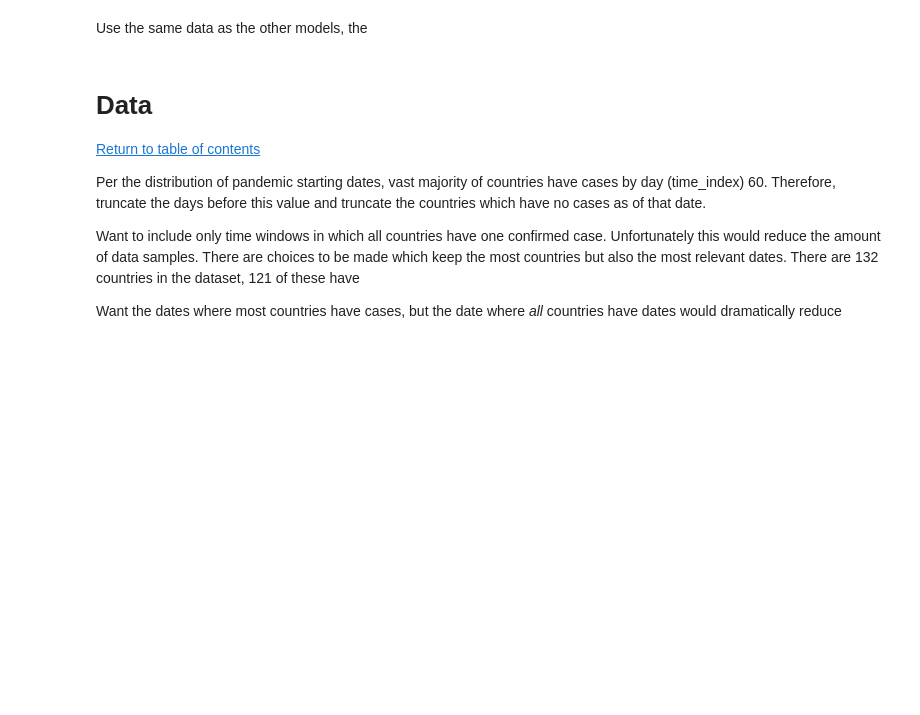
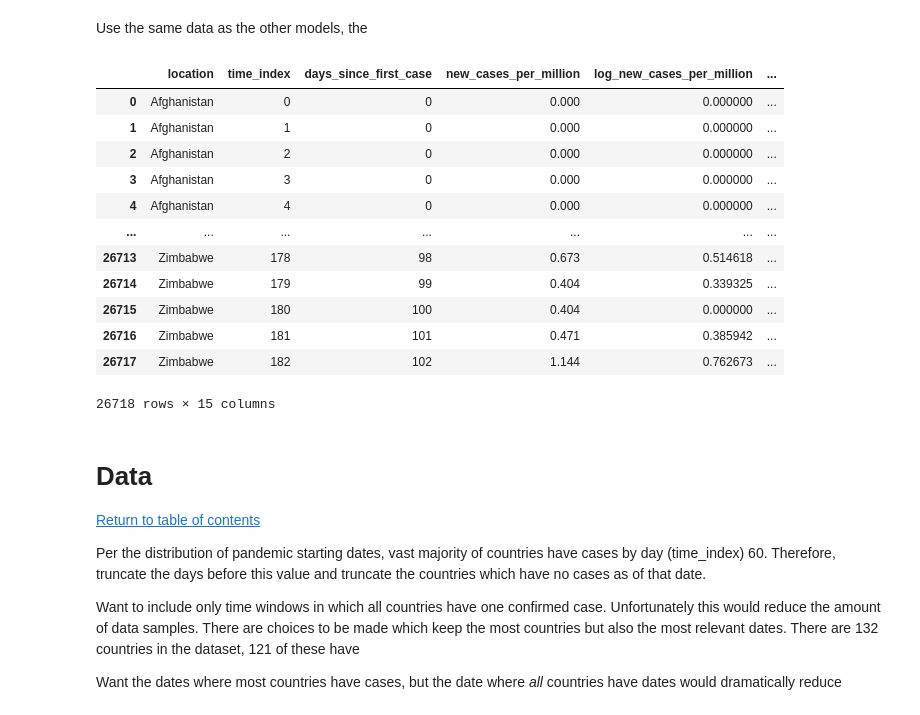
Before and after one commit to mgudorf/datsci, a Jupyter notebook: capstone2/COVID19_NN.ipynb, the cells around one changed output. Drawn from its saved outputs; the diff is of its cells as text; code cells hidden in the pictures; blank space fills up the shorter version.

```diff
--- a/capstone2/COVID19_NN.ipynb
+++ b/capstone2/COVID19_NN.ipynb
@@ -343,6 +343,22 @@ data = data.drop(columns=column_search(data,'deaths'))
 data = data.drop(columns=column_search(data,'recovered'))
 # data = data.drop(columns=column_search(data,'log'))
 data = data.drop(columns=column_search(data,'std'))
+# %%
+data
+# %% [output]
+|  | location | time_index | days_since_first_case | new_cases_per_million | log_new_cases_per_million | ... |
+| 0 | Afghanistan | 0 | 0 | 0.000 | 0.000000 | ... |
+| 1 | Afghanistan | 1 | 0 | 0.000 | 0.000000 | ... |
+| 2 | Afghanistan | 2 | 0 | 0.000 | 0.000000 | ... |
+| 3 | Afghanistan | 3 | 0 | 0.000 | 0.000000 | ... |
+| 4 | Afghanistan | 4 | 0 | 0.000 | 0.000000 | ... |
+| ... | ... | ... | ... | ... | ... | ... |
+| 26713 | Zimbabwe | 178 | 98 | 0.673 | 0.514618 | ... |
+| 26714 | Zimbabwe | 179 | 99 | 0.404 | 0.339325 | ... |
+| 26715 | Zimbabwe | 180 | 100 | 0.404 | 0.000000 | ... |
+| 26716 | Zimbabwe | 181 | 101 | 0.471 | 0.385942 | ... |
+| 26717 | Zimbabwe | 182 | 102 | 1.144 | 0.762673 | ... |
+26718 rows × 15 columns
 # %% [markdown]
 # Data
 <a id='data'></a>
```
Also changed, not shown: parts of 18 cells of this notebook, 3 other files.
